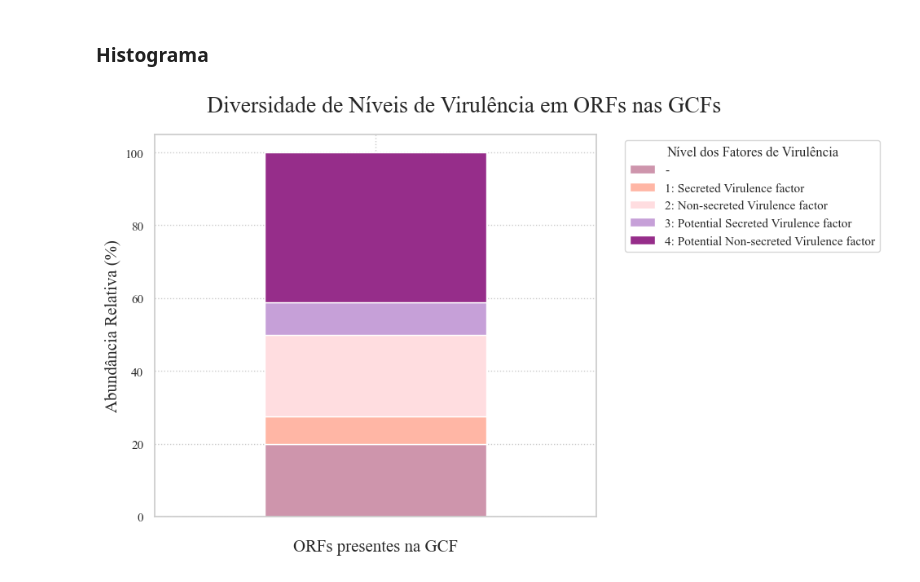
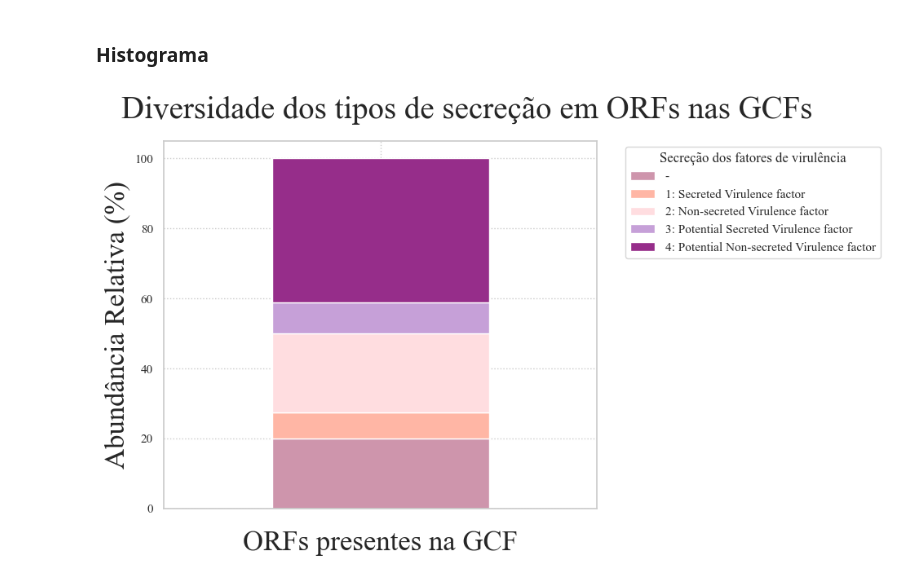
Before and after one commit to monocas/TCC-Leite-Materno, a Jupyter notebook: PathoFact/pathofact_analise_bgc/tratamento_de_dados.ipynb, the cells around one changed output. Saved outputs shown, nothing was run; the diff lists cells and outputs as text; code cells hidden in the pictures.

```diff
--- a/PathoFact/pathofact_analise_bgc/tratamento_de_dados.ipynb
+++ b/PathoFact/pathofact_analise_bgc/tratamento_de_dados.ipynb
@@ -60,35 +60,35 @@ plt.rcParams['font.family'] = 'Times New Roman'
 
 # Definindo as cores das barras com os códigos hexadecimais
 cores_personalizadas = ['#ce95ac', '#ffb6a5', '#ffdde0', '#c6a0d8', '#962d8a']
 
 # Passo 1: Contar a ocorrência de cada nível de confiança de virulência
 class_counts = virulence_concat['Virulence_confidence_level'].value_counts().sort_index()
 
 # Passo 2: Calcular a abundância relativa
 class_relative_abundance = (class_counts / class_counts.sum()) * 100
 
 # Passo 3: Criar um DataFrame para o gráfico
 class_relative_abundance_df = pd.DataFrame(class_relative_abundance).transpose()
 
 # Passo 4: Plotar as barras empilhadas com cores personalizadas
 fig, ax = plt.subplots(figsize=(10, 6))
 class_relative_abundance_df.plot(kind='bar', stacked=True, color=cores_personalizadas, ax=ax)
 
 # Ajustar rótulos e título
-plt.ylabel("Abundância Relativa (%)", fontsize=15)
-plt.xlabel("ORFs presentes na GCF", fontsize=15, labelpad=10)
-plt.title("Diversidade de Níveis de Virulência em ORFs nas GCFs", fontsize=20, pad=20, x=0.7)
+plt.ylabel("Abundância Relativa (%)", fontsize=25)
+plt.xlabel("ORFs presentes na GCF", fontsize=25, labelpad=10)
+plt.title("Diversidade dos tipos de secreção em ORFs nas GCFs", fontsize=28, pad=20, x=0.7)
 
 # Remover rótulos do eixo x
 ax.set_xticklabels([""])
 
 # Ajustar a posição da legenda e a margem superior para centralizar o título
-plt.legend(title='Nível dos Fatores de Virulência', bbox_to_anchor=(1.05, 1), loc='upper left')
+plt.legend(title='Secreção dos fatores de virulência', bbox_to_anchor=(1.05, 1), loc='upper left')
 plt.subplots_adjust(top=0.85)
 plt.tight_layout()
 
 # Exibir e salvar o gráfico
 plt.savefig("diversidade_virulencia_concatenada.png")
 plt.show()
 # %% [output]
-[figure, old version]
+[figure, new version]
```
Also changed, not shown: 4 other files.
